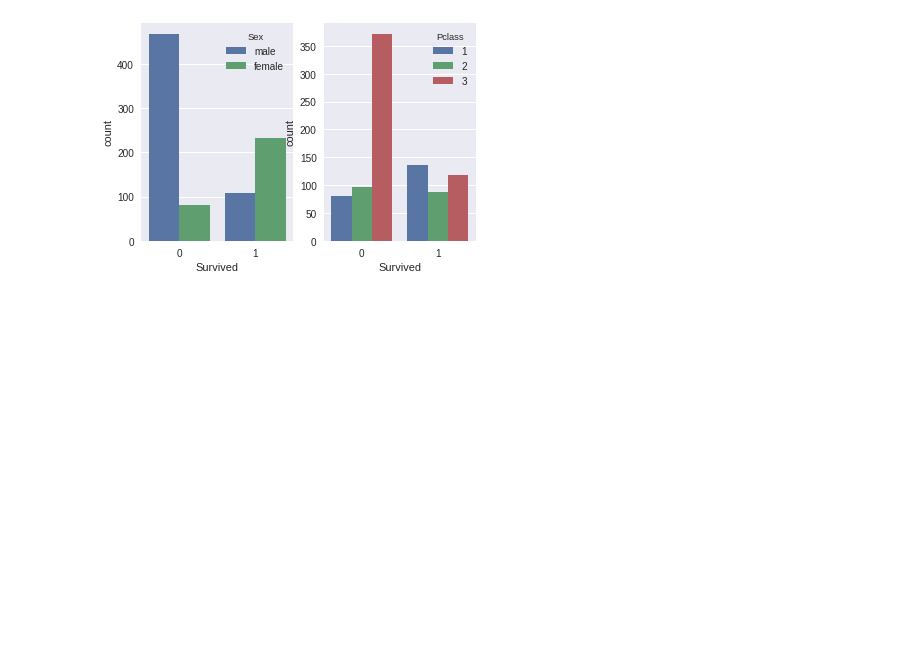
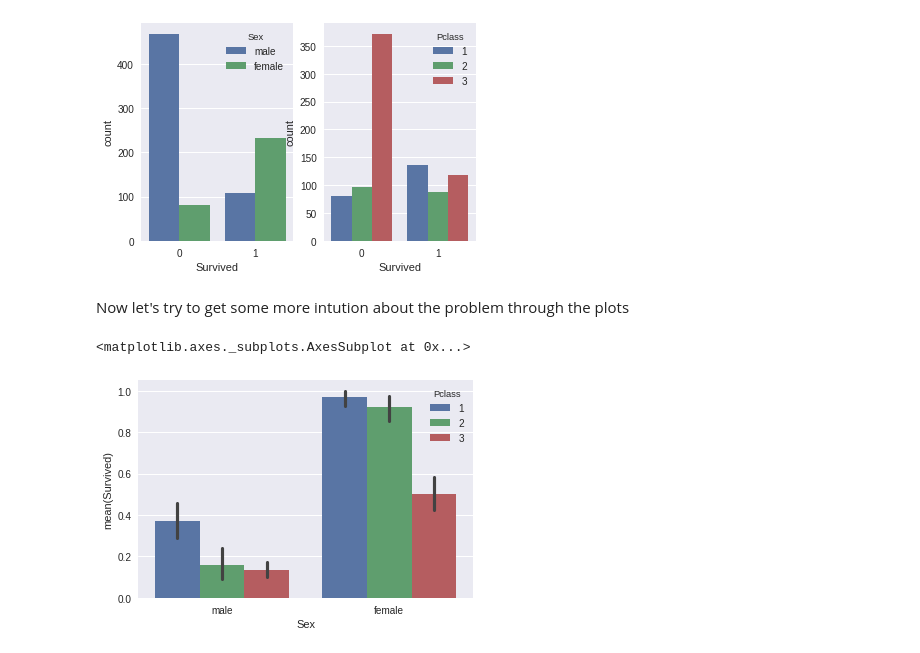
Before and after one commit to sidbose/Kaggle-Titanic-Machine-Learning-from-Disaster, a Jupyter notebook: Kaggle Titanic machine learning problem.ipynb, the cells around one changed output. Saved outputs shown, nothing was run; the diff lists cells and outputs as text; code cells hidden in the pictures; blank space fills up the shorter version.

```diff
--- a/Kaggle Titanic machine learning problem.ipynb
+++ b/Kaggle Titanic machine learning problem.ipynb
@@ -70,3 +70,10 @@ sns.countplot(x='Survived',hue='Pclass', data=train_data, ax=ax[1])
 # %% [output]
 <matplotlib.axes._subplots.AxesSubplot at 0x...>
 [figure]
+# %% [markdown]
+Now let's try to get some more intution about the problem through the plots
+# %%
+sns.barplot(x='Sex', y='Survived', hue='Pclass', data=train_data)
+# %% [output]
+<matplotlib.axes._subplots.AxesSubplot at 0x...>
+[figure, added]
```
Also changed, not shown: parts of 11 cells of this notebook.
